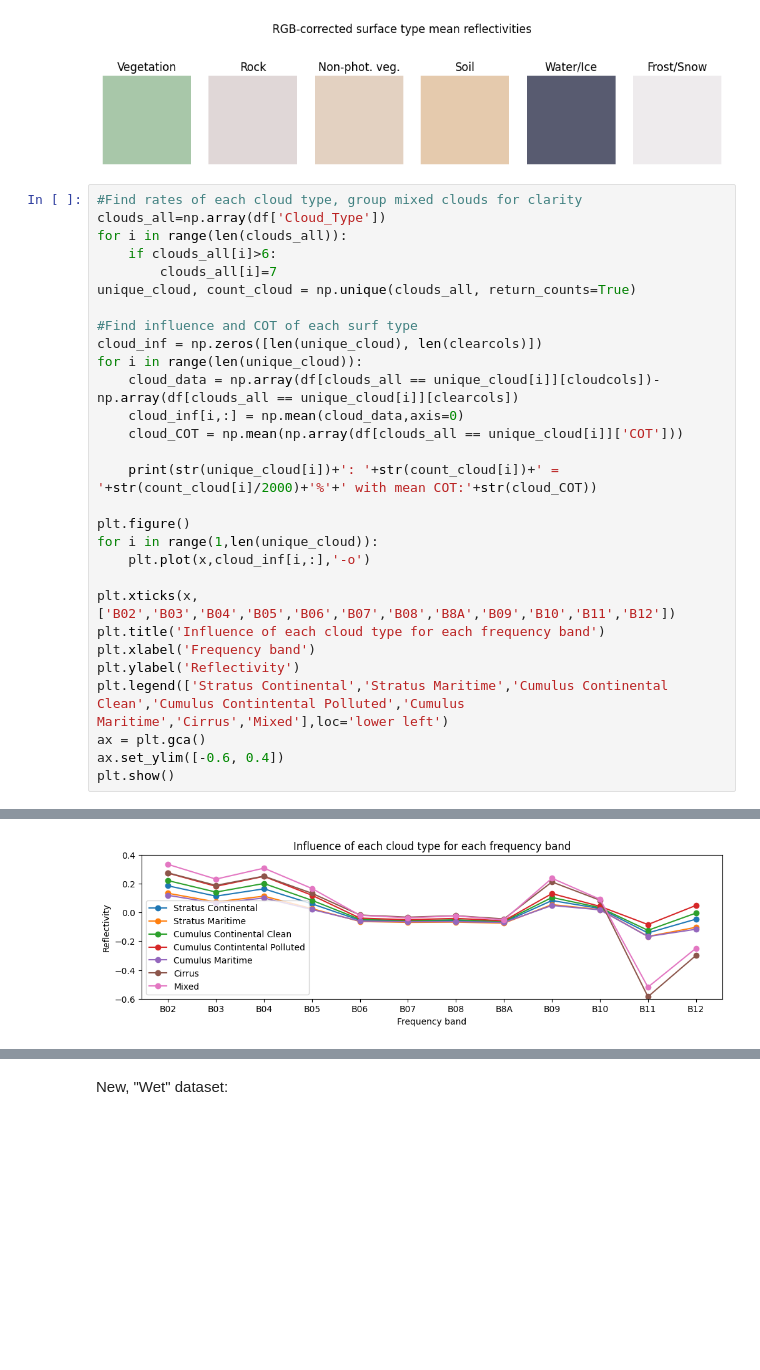
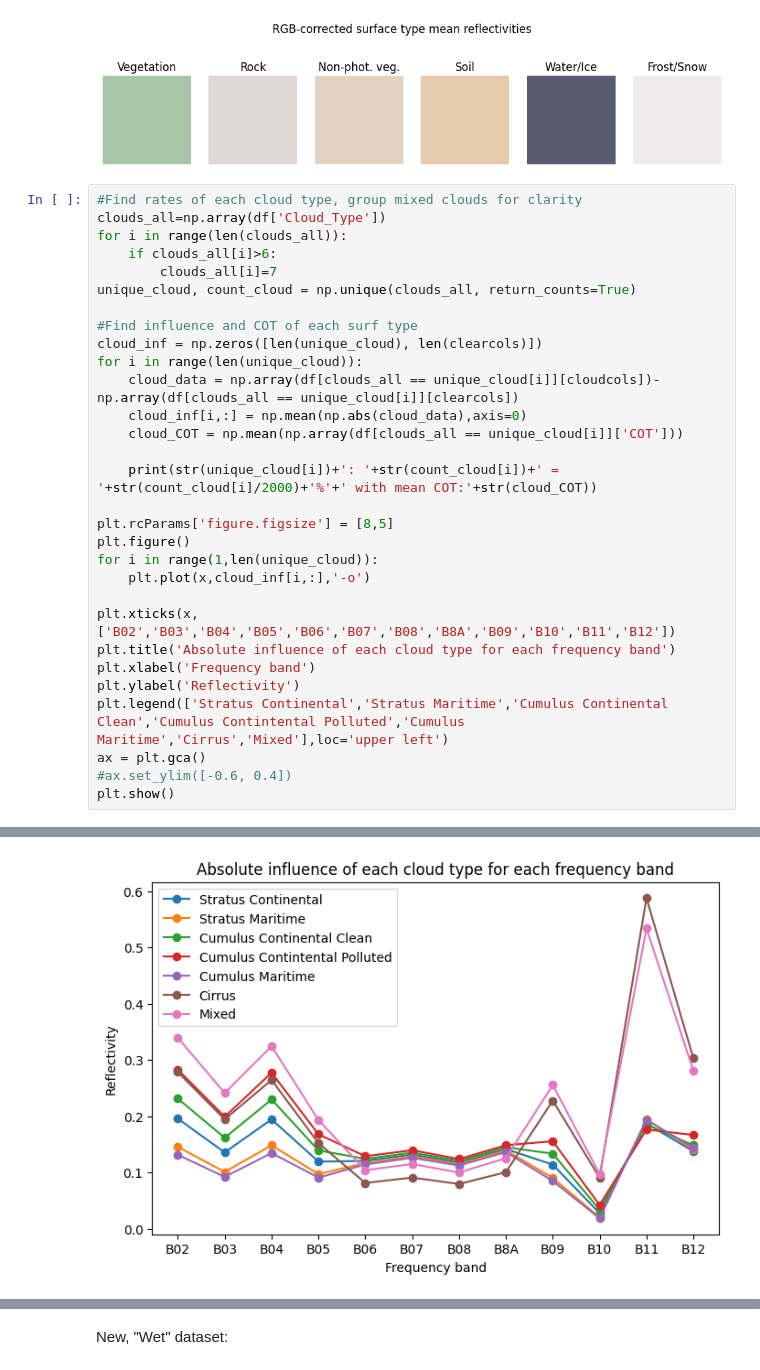
Before and after one commit to chiara-aisweden/cloud_rm, a Jupyter notebook: DataVis.ipynb, the cells around one changed output, grey strips where cells are left out. Saved outputs shown, nothing was run; the diff lists cells and outputs as text; blank space fills up the shorter version.

Commit message:
Visualization

```diff
--- a/DataVis.ipynb
+++ b/DataVis.ipynb
@@ -162,37 +162,38 @@ for i in range(len(clouds_all)):
     if clouds_all[i]>6:
         clouds_all[i]=7
 unique_cloud, count_cloud = np.unique(clouds_all, return_counts=True)
 
 #Find influence and COT of each surf type
 cloud_inf = np.zeros([len(unique_cloud), len(clearcols)])
 for i in range(len(unique_cloud)):
     cloud_data = np.array(df[clouds_all == unique_cloud[i]][cloudcols])-np.array(df[clouds_all == unique_cloud[i]][clearcols])
-    cloud_inf[i,:] = np.mean(cloud_data,axis=0)
+    cloud_inf[i,:] = np.mean(np.abs(cloud_data),axis=0)
     cloud_COT = np.mean(np.array(df[clouds_all == unique_cloud[i]]['COT']))
 
     print(str(unique_cloud[i])+': '+str(count_cloud[i])+' = '+str(count_cloud[i]/2000)+'%'+' with mean COT:'+str(cloud_COT))
 
+plt.rcParams['figure.figsize'] = [8,5]
 plt.figure()
 for i in range(1,len(unique_cloud)):
     plt.plot(x,cloud_inf[i,:],'-o')
 
 plt.xticks(x, ['B02','B03','B04','B05','B06','B07','B08','B8A','B09','B10','B11','B12'])
-plt.title('Influence of each cloud type for each frequency band')
+plt.title('Absolute influence of each cloud type for each frequency band')
 plt.xlabel('Frequency band')
 plt.ylabel('Reflectivity')
-plt.legend(['Stratus Continental','Stratus Maritime','Cumulus Continental Clean','Cumulus Contintental Polluted','Cumulus Maritime','Cirrus','Mixed'],loc='lower left')
+plt.legend(['Stratus Continental','Stratus Maritime','Cumulus Continental Clean','Cumulus Contintental Polluted','Cumulus Maritime','Cirrus','Mixed'],loc='upper left')
 ax = plt.gca()
-ax.set_ylim([-0.6, 0.4])
+#ax.set_ylim([-0.6, 0.4])
 plt.show()
 # %% [output]
 0: 50000 = 25.0% with mean COT:0.0
 1: 9985 = 4.9925% with mean COT:14.261318177265897
 2: 9967 = 4.9835% with mean COT:9.595307916123208
 3: 10130 = 5.065% with mean COT:18.289357255676208
 4: 9859 = 4.9295% with mean COT:24.145905974236737
 5: 10059 = 5.0295% with mean COT:8.52705964807635
 6: 50000 = 25.0% with mean COT:17.15234794
 7: 50000 = 25.0% with mean COT:26.988614199999994
-[figure, old version]
+[figure, new version]
 # %%
 #Now do the same for COT < 3.6
```
Also changed, not shown: parts of 2 cells of this notebook, 1 other file.
